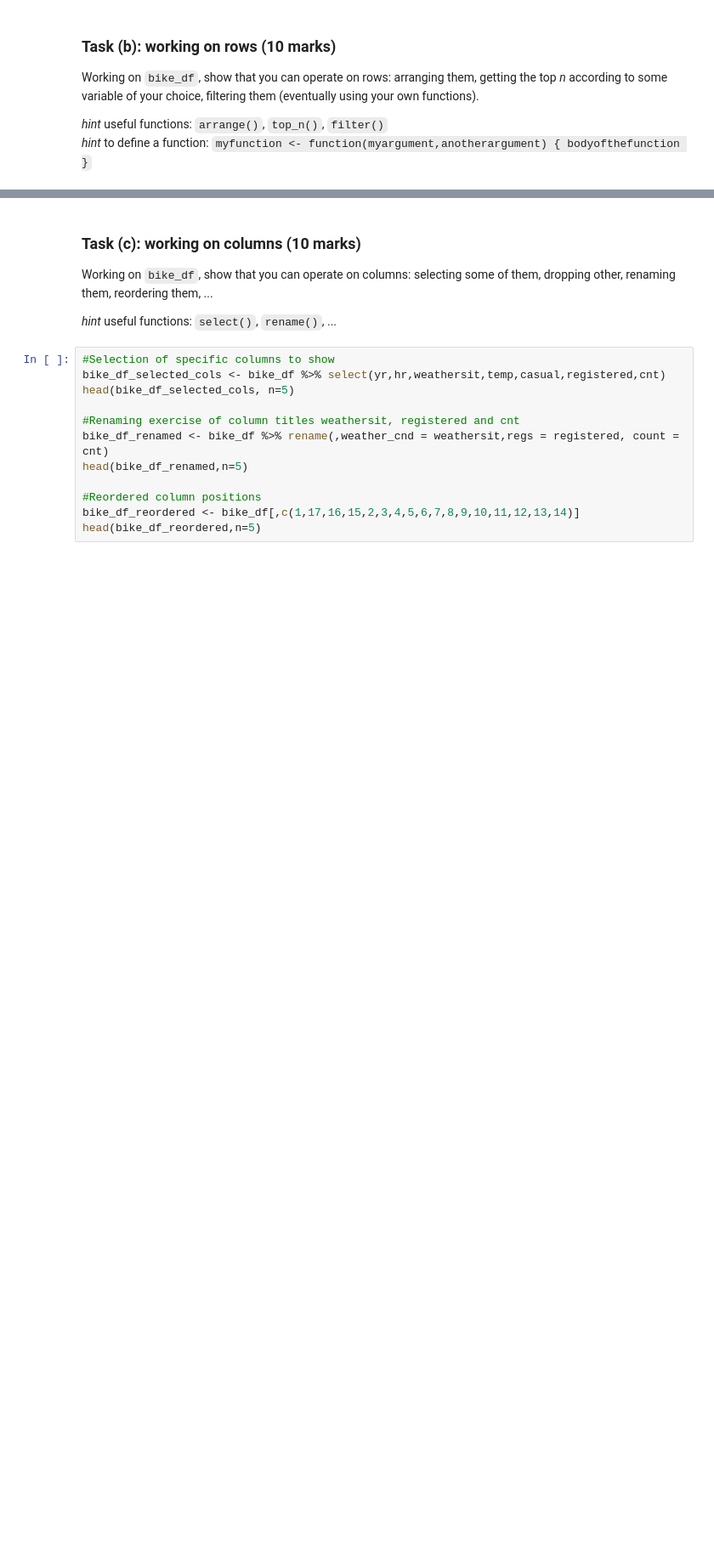
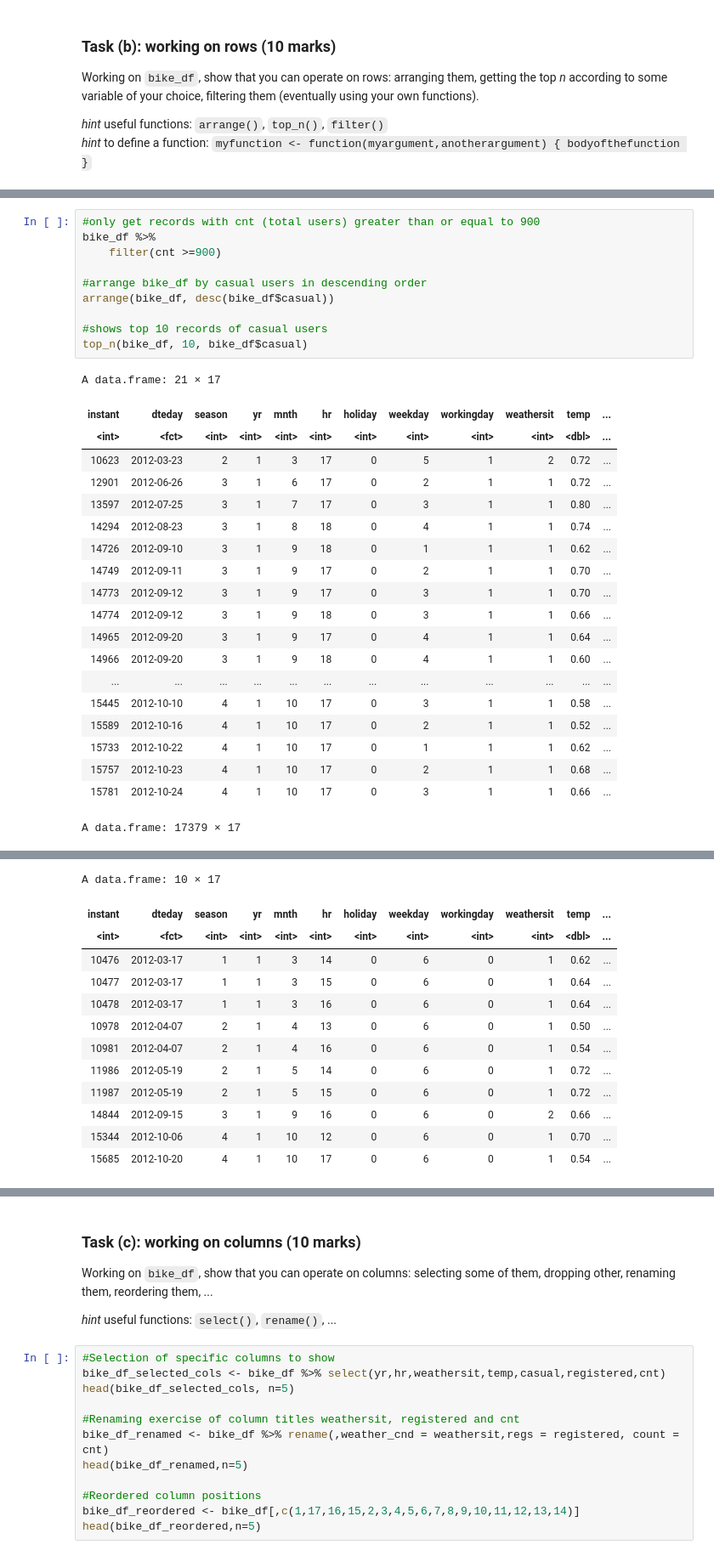
Before and after one commit to blackhakx/Data-Wrangling, a Jupyter notebook: DATA422_Assignment1_R.ipynb, the cells around one changed output, grey strips where cells are left out. Shown: that part at 85% size. Drawn from its saved outputs; the diff is of its cells as text; blank space fills up the shorter version.

```diff
--- a/DATA422_Assignment1_R.ipynb
+++ b/DATA422_Assignment1_R.ipynb
@@ -232,0 +187,31 @@ A data.frame: 14 × 17
+# %%
+#only get records with cnt (total users) greater than or equal to 900
+bike_df %>%
+    filter(cnt >=900)
+
+#arrange bike_df by casual users in descending order
+arrange(bike_df, desc(bike_df$casual))
+
+#shows top 10 records of casual users
+top_n(bike_df, 10, bike_df$casual)
+# %% [output]
+A data.frame: 21 × 17
+| instant | dteday | season | yr | mnth | hr | holiday | weekday | workingday | weathersit | temp | ... |
+| <int> | <fct> | <int> | <int> | <int> | <int> | <int> | <int> | <int> | <int> | <dbl> | ... |
+| 10623 | 2012-03-23 | 2 | 1 | 3 | 17 | 0 | 5 | 1 | 2 | 0.72 | ... |
+| 12901 | 2012-06-26 | 3 | 1 | 6 | 17 | 0 | 2 | 1 | 1 | 0.72 | ... |
+| 13597 | 2012-07-25 | 3 | 1 | 7 | 17 | 0 | 3 | 1 | 1 | 0.80 | ... |
+| 14294 | 2012-08-23 | 3 | 1 | 8 | 18 | 0 | 4 | 1 | 1 | 0.74 | ... |
+| 14726 | 2012-09-10 | 3 | 1 | 9 | 18 | 0 | 1 | 1 | 1 | 0.62 | ... |
+| 14749 | 2012-09-11 | 3 | 1 | 9 | 17 | 0 | 2 | 1 | 1 | 0.70 | ... |
+| 14773 | 2012-09-12 | 3 | 1 | 9 | 17 | 0 | 3 | 1 | 1 | 0.70 | ... |
+| 14774 | 2012-09-12 | 3 | 1 | 9 | 18 | 0 | 3 | 1 | 1 | 0.66 | ... |
+| 14965 | 2012-09-20 | 3 | 1 | 9 | 17 | 0 | 4 | 1 | 1 | 0.64 | ... |
+| 14966 | 2012-09-20 | 3 | 1 | 9 | 18 | 0 | 4 | 1 | 1 | 0.60 | ... |
+| ... | ... | ... | ... | ... | ... | ... | ... | ... | ... | ... | ... |
+| 15445 | 2012-10-10 | 4 | 1 | 10 | 17 | 0 | 3 | 1 | 1 | 0.58 | ... |
+| 15589 | 2012-10-16 | 4 | 1 | 10 | 17 | 0 | 2 | 1 | 1 | 0.52 | ... |
+| 15733 | 2012-10-22 | 4 | 1 | 10 | 17 | 0 | 1 | 1 | 1 | 0.62 | ... |
+| 15757 | 2012-10-23 | 4 | 1 | 10 | 17 | 0 | 2 | 1 | 1 | 0.68 | ... |
+| 15781 | 2012-10-24 | 4 | 1 | 10 | 17 | 0 | 3 | 1 | 1 | 0.66 | ... |
+A data.frame: 17379 × 17
@@ -232,0 +236,13 @@ A data.frame: 14 × 17
+A data.frame: 10 × 17
+| instant | dteday | season | yr | mnth | hr | holiday | weekday | workingday | weathersit | temp | ... |
+| <int> | <fct> | <int> | <int> | <int> | <int> | <int> | <int> | <int> | <int> | <dbl> | ... |
+| 10476 | 2012-03-17 | 1 | 1 | 3 | 14 | 0 | 6 | 0 | 1 | 0.62 | ... |
+| 10477 | 2012-03-17 | 1 | 1 | 3 | 15 | 0 | 6 | 0 | 1 | 0.64 | ... |
+| 10478 | 2012-03-17 | 1 | 1 | 3 | 16 | 0 | 6 | 0 | 1 | 0.64 | ... |
+| 10978 | 2012-04-07 | 2 | 1 | 4 | 13 | 0 | 6 | 0 | 1 | 0.50 | ... |
+| 10981 | 2012-04-07 | 2 | 1 | 4 | 16 | 0 | 6 | 0 | 1 | 0.54 | ... |
+| 11986 | 2012-05-19 | 2 | 1 | 5 | 14 | 0 | 6 | 0 | 1 | 0.72 | ... |
+| 11987 | 2012-05-19 | 2 | 1 | 5 | 15 | 0 | 6 | 0 | 1 | 0.72 | ... |
+| 14844 | 2012-09-15 | 3 | 1 | 9 | 16 | 0 | 6 | 0 | 2 | 0.66 | ... |
+| 15344 | 2012-10-06 | 4 | 1 | 10 | 12 | 0 | 6 | 0 | 1 | 0.70 | ... |
+| 15685 | 2012-10-20 | 4 | 1 | 10 | 17 | 0 | 6 | 0 | 1 | 0.54 | ... |
```
Also changed, not shown: parts of 6 cells of this notebook.
